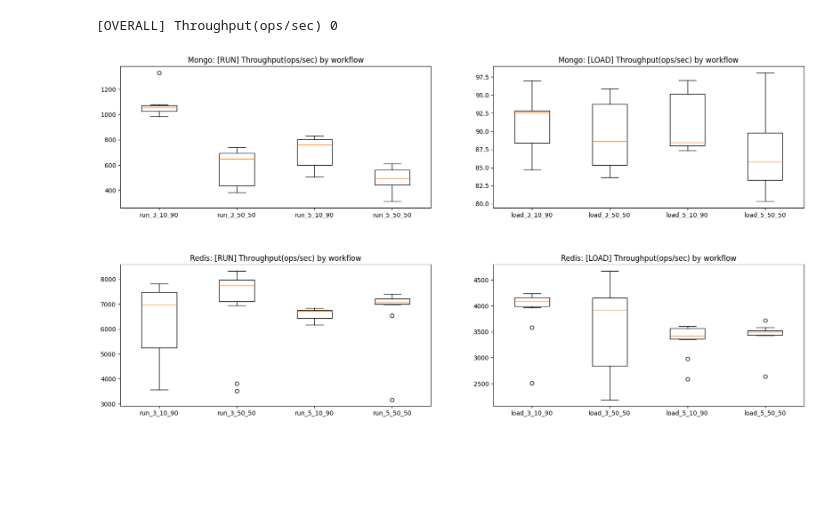
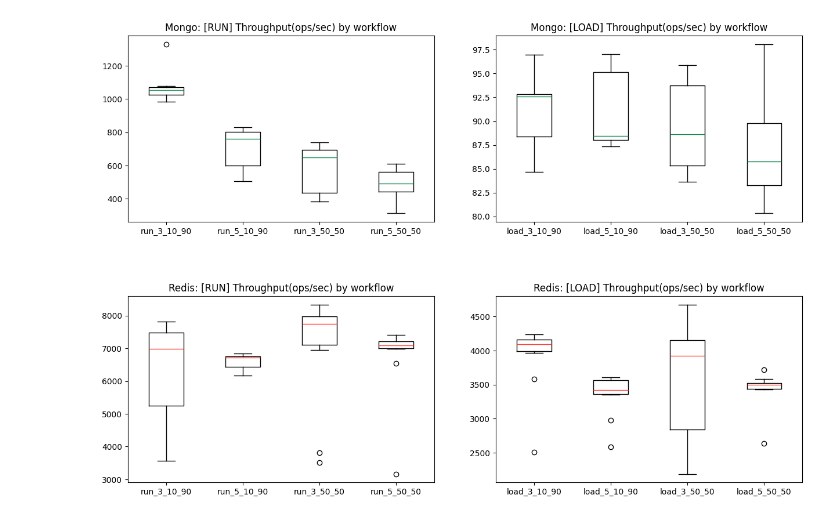
Before and after one commit to nicolegros/quantum-nebula, a Jupyter notebook: src/02-plots.ipynb, the cells around one changed output. Cells and saved outputs as stored; diff of their text form; code cells hidden in the pictures; blank space fills up the shorter version.

Commit message:
:sparkles: Added plots

```diff
--- a/src/02-plots.ipynb
+++ b/src/02-plots.ipynb
@@ -1,3 +1,6 @@
+# %%
+mongo = "#148D4D"
+redis = "#FF4538"
 # %%
 import pandas as pd
 
@@ -50,9 +53,10 @@ plt.show()
 # %%
-options = ['load_3_10_90', 'load_3_50_50', 'load_5_10_90', 'load_5_50_50', 'run_3_10_90', 'run_3_50_50', 'run_5_10_90',
+options = ['load_3_10_90', 'load_5_10_90', 'load_3_50_50', 'load_5_50_50', 'run_3_10_90', 'run_5_10_90', 'run_3_50_50',
            'run_5_50_50']
 
 attributes_load = ['[INSERT] AverageLatency(us)']
 attributes_run = ['[READ] AverageLatency(us)', '[UPDATE] AverageLatency(us)']
+throughput = '[OVERALL] Throughput(ops/sec)'
 
 for option in options:
     pairs = load_dataframe_pairs(option)
@@ -174,21 +191,26 @@ redisrundf
 fig, axs = plt.subplots(nrows=2, ncols=3, figsize=(20, 10))  # 2 rows, 2 columns
 
 for i, col in enumerate(attributes_run):
+    bp1 = axs[0, i]
     axs[0, i].boxplot(mongorundf.filter(like=col.split(' ')[0]),
-                      labels=mongorundf.filter(like=col.split(' ')[0]).columns.map(lambda x: x.split('-')[0]))
+                      labels=mongorundf.filter(like=col.split(' ')[0]).columns.map(lambda x: x.split('-')[0]),
+                      medianprops={"color": mongo})
     axs[0, i].set_title('Mongo: ' + col + ' by workflow')
 
     axs[1, i].boxplot(redisrundf.filter(like=col.split(' ')[0]),
-                      labels=redisrundf.filter(like=col.split(' ')[0]).columns.map(lambda x: x.split('-')[0]))
+                      labels=redisrundf.filter(like=col.split(' ')[0]).columns.map(lambda x: x.split('-')[0]),
+                      medianprops={"color": redis})
     axs[1, i].set_title('Redis: ' + col + ' by workflow')
 
 for i, col in enumerate(attributes_load):
     axs[0, 2].boxplot(mongoloaddf.filter(like=col.split(' ')[0]),
-                      labels=mongoloaddf.filter(like=col.split(' ')[0]).columns.map(lambda x: x.split('-')[0]))
+                      labels=mongoloaddf.filter(like=col.split(' ')[0]).columns.map(lambda x: x.split('-')[0]),
+                      medianprops={"color": mongo})
     axs[0, 2].set_title('Mongo: ' + col + ' by workflow')
 
     axs[1, 2].boxplot(redisloaddf.filter(like=col.split(' ')[0]),
-                          labels=redisloaddf.filter(like=col.split(' ')[0]).columns.map(lambda x: x.split('-')[0]))
+                      labels=redisloaddf.filter(like=col.split(' ')[0]).columns.map(lambda x: x.split('-')[0]),
+                      medianprops={"color": redis})
     axs[1, 2].set_title('Redis: ' + col + ' by workflow')
 fig.subplots_adjust(hspace=0.4)
 plt.show()
@@ -212,26 +234,28 @@ redisrundfthr
 # %%
-fig, axs = plt.subplots(nrows=2, ncols=2, figsize=(20, 10))  # 2 rows, 2 columns
+fig, axs = plt.subplots(nrows=2, ncols=2, figsize=(15, 10))  # 2 rows, 2 columns
 
 for i, col in enumerate(attributes_load_thr):
-    print(col, i)
-    axs[0, 0].boxplot(mongorundfthr.filter(like=col.split(' ')[0]),
-                      labels=mongorundfthr.filter(like=col.split(' ')[0]).columns.map(lambda x: x.split('-')[0]))
+    bp1 = axs[0, 0].boxplot(mongorundfthr.filter(like=col.split(' ')[0]),
+                            labels=mongorundfthr.filter(like=col.split(' ')[0]).columns.map(lambda x: x.split('-')[0]),
+                            medianprops={"color": mongo})
     axs[0, 0].set_title('Mongo: [RUN]' + col.split(']')[1] + ' by workflow')
 
-    axs[1, 0].boxplot(redisrundfthr.filter(like=col.split(' ')[0]),
-                      labels=redisrundfthr.filter(like=col.split(' ')[0]).columns.map(lambda x: x.split('-')[0]))
+    bp2 = axs[1, 0].boxplot(redisrundfthr.filter(like=col.split(' ')[0]),
+                            labels=redisrundfthr.filter(like=col.split(' ')[0]).columns.map(lambda x: x.split('-')[0]),
+                            medianprops={"color": redis})
     axs[1, 0].set_title('Redis: [RUN]' + col.split(']')[1] + ' by workflow')
 
 for i, col in enumerate(attributes_load_thr):
-    axs[0, 1].boxplot(mongoloaddfthr.filter(like=col.split(' ')[0]),
-                      labels=mongoloaddfthr.filter(like=col.split(' ')[0]).columns.map(lambda x: x.split('-')[0]))
+    bp1 = axs[0, 1].boxplot(mongoloaddfthr.filter(like=col.split(' ')[0]),
+                            labels=mongoloaddfthr.filter(like=col.split(' ')[0]).columns.map(lambda x: x.split('-')[0]),
+                            medianprops={"color": mongo})
     axs[0, 1].set_title('Mongo: [LOAD]' + col.split(']')[1] + ' by workflow')
 
-    axs[1, 1].boxplot(redisloaddfthr.filter(like=col.split(' ')[0]),
-                      labels=redisloaddfthr.filter(like=col.split(' ')[0]).columns.map(lambda x: x.split('-')[0]))
+    bp2 = axs[1, 1].boxplot(redisloaddfthr.filter(like=col.split(' ')[0]),
+                            labels=redisloaddfthr.filter(like=col.split(' ')[0]).columns.map(lambda x: x.split('-')[0]),
+                            medianprops={"color": redis})
     axs[1, 1].set_title('Redis: [LOAD]' + col.split(']')[1] + ' by workflow')
 fig.subplots_adjust(hspace=0.4)
 plt.show()
 # %% [output]
-[OVERALL] Throughput(ops/sec) 0
-[figure, old version]
+[figure, new version]
```
Also changed, not shown: parts of 11 cells of this notebook.
